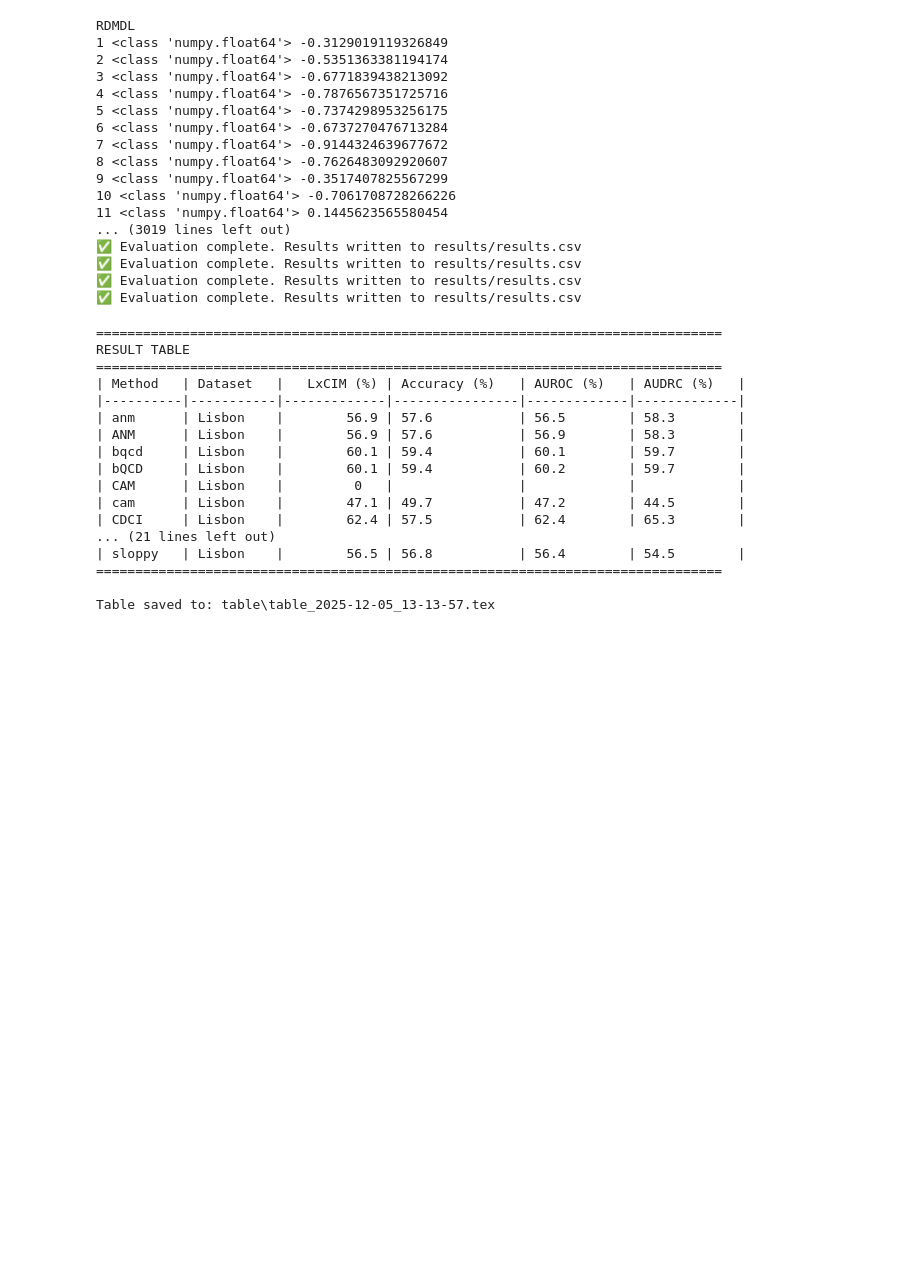
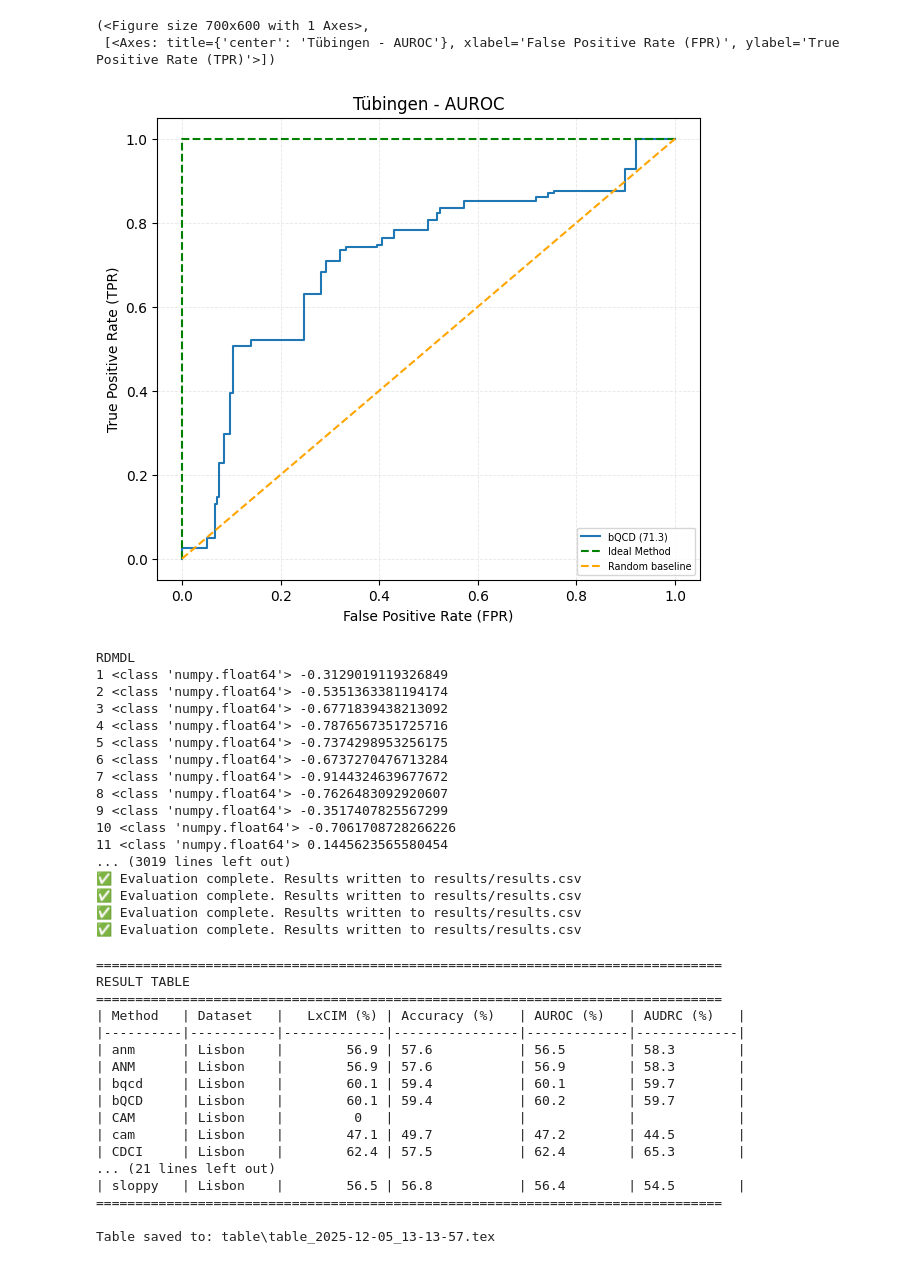
Before and after one commit to tiagobrogueira/Causal-Discovery-In-Exchangeable-Data, a Jupyter notebook: bicausal/evaluate.ipynb, the cells around one changed output. Drawn from its saved outputs; the diff is of its cells as text; code cells hidden in the pictures; blank space fills up the shorter version.

```diff
--- a/bicausal/evaluate.ipynb
+++ b/bicausal/evaluate.ipynb
@@ -1,6 +1,12 @@
 # %%
 from bicausal.metrics.evaluators import evaluate_tuebingen,evaluate_lisbon, evaluate_synthetic, construct_table
 from bicausal.metrics.drawers import plot_dataset_curves, plot_dataset_curves_vs, plot_method_curves
+# %%
+plot_dataset_curves("Tuebingen", methods=["bQCD"],metrics=["AUROC"])
+# %% [output]
+(<Figure size 700x600 with 1 Axes>,
+ [<Axes: title={'center': 'Tübingen - AUROC'}, xlabel='False Positive Rate (FPR)', ylabel='True Positive Rate (TPR)'>])
+[figure, added]
 # %%
 evaluate_synthetic("ANLSMN", metrics=["LxCIM","accuracy","AUROC","AUDRC"])
 # %% [output]
```
Also changed, not shown: 1 other file.
